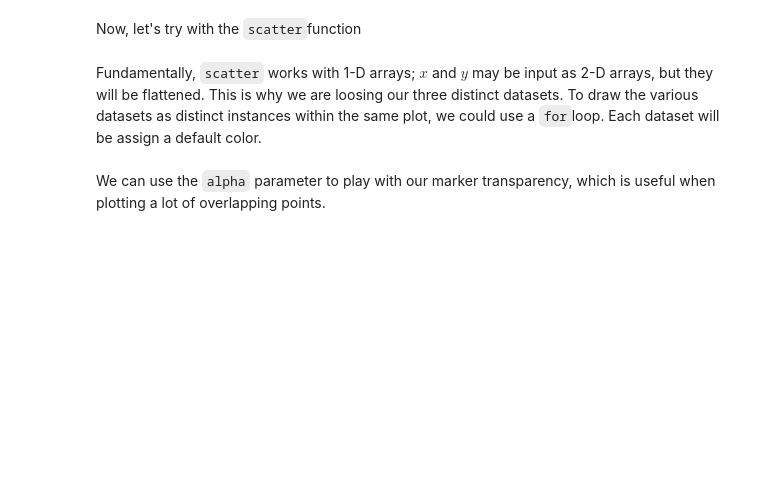
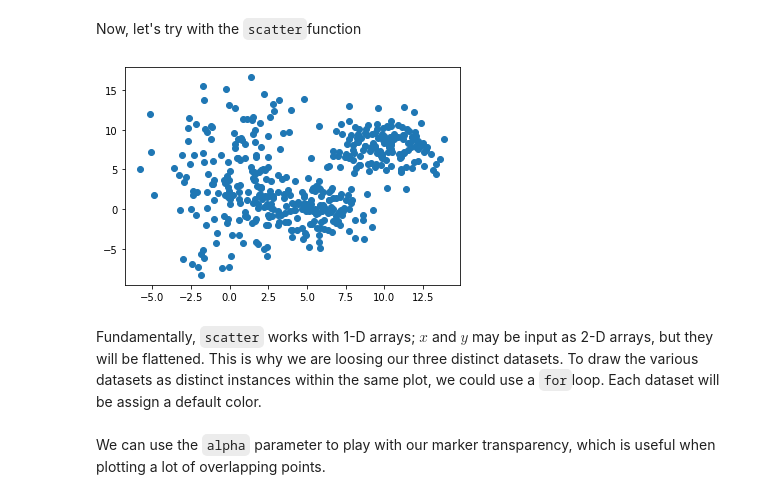
Before and after one commit to randonneesdatatrek/data-trek-2020, a Jupyter notebook: Tutorials/Python_Tutorial/python_tutorial.ipynb, the cells around one changed output. Cells and saved outputs as stored; diff of their text form; code cells hidden in the pictures; blank space fills up the shorter version.

````diff
--- a/Tutorials/Python_Tutorial/python_tutorial.ipynb
+++ b/Tutorials/Python_Tutorial/python_tutorial.ipynb
@@ -102,6 +121,10 @@ Remember what is the format of our $x$ and $y$ data!
 Now, let's try with the ```scatter```function
 # %%
 ## Plot the three datasets as scatter plots
+plt.scatter(x_scatter, y_scatter)
+plt.show()
+# %% [output]
+[figure, added]
 # %% [markdown]
 Fundamentally, ```scatter``` works with 1-D arrays; $x$ and $y$ may be input as 2-D arrays, but they will be flattened. This is why we are loosing our three distinct datasets. To draw the various datasets as distinct instances within the same plot, we could use a ```for```loop. Each dataset will be assign a default color.
 # %% [markdown]
````
Also changed, not shown: parts of 29 cells of this notebook.
